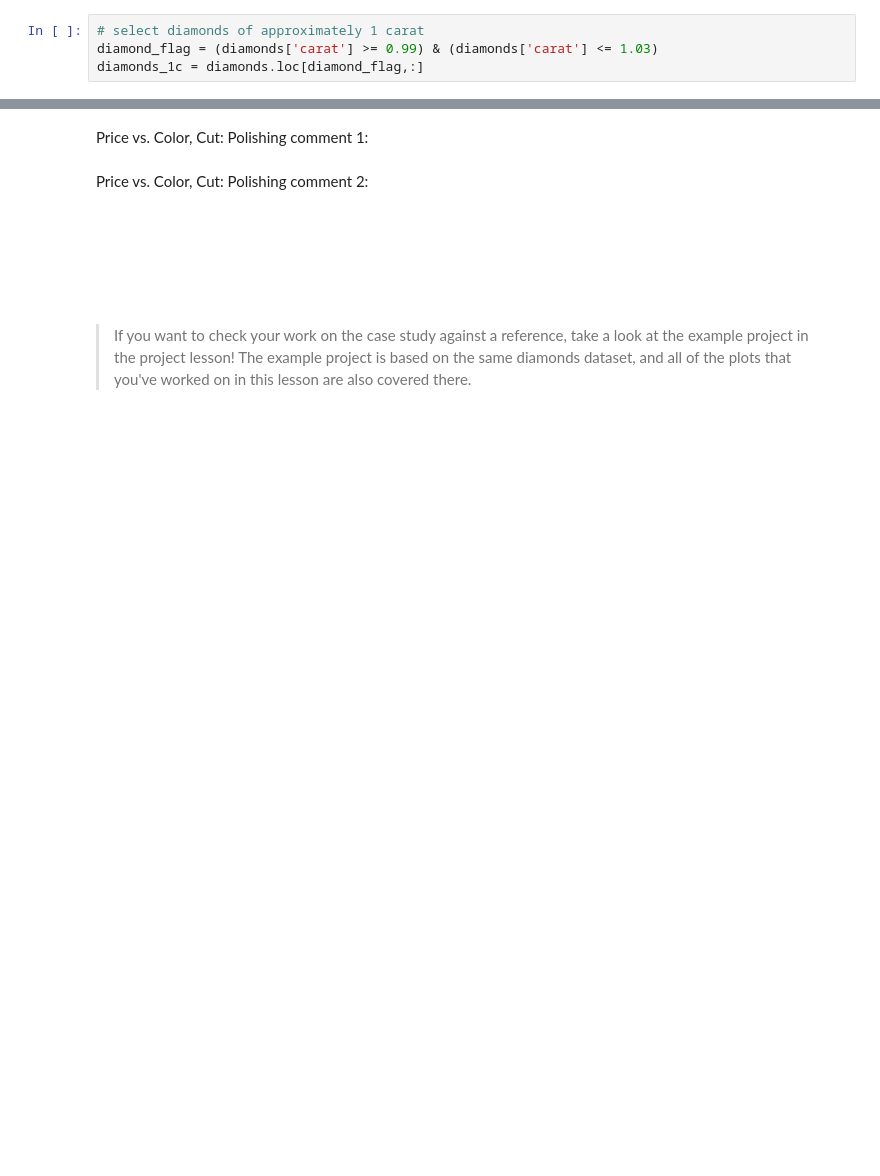
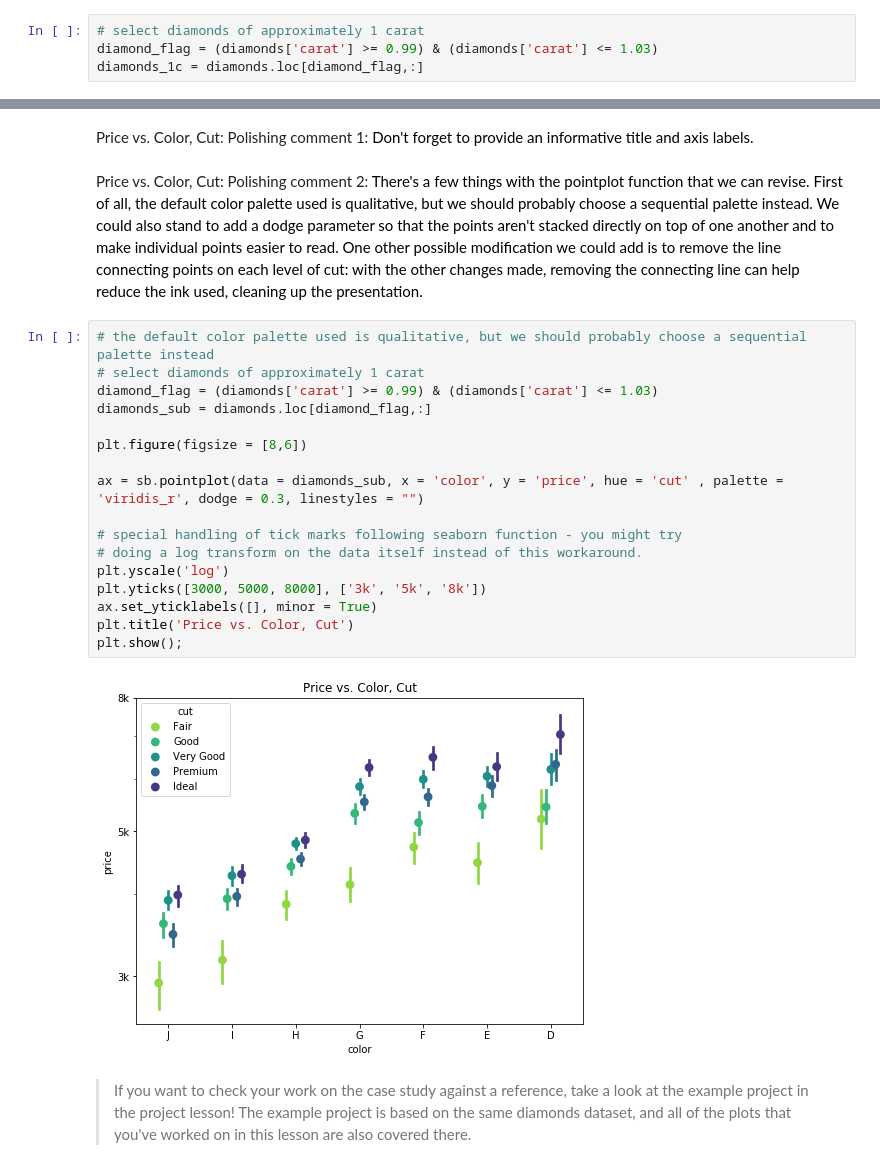
Before and after one commit to MarwaQabeel/Udacity-Data-Analyst-Nanodegree, a Jupyter notebook: Data Visualization/Visualization Case Study/Explanatory_Polishing.ipynb, the cells around one changed output, grey strips where cells are left out. Saved outputs shown, nothing was run; the diff lists cells and outputs as text; blank space fills up the shorter version.

Commit message:
Explanatory Polishing

```diff
--- a/Data Visualization/Visualization Case Study/Explanatory_Polishing.ipynb
+++ b/Data Visualization/Visualization Case Study/Explanatory_Polishing.ipynb
@@ -90,6 +129,25 @@ plt.show();
 # %% [markdown]
-Price vs. Color, Cut: Polishing comment 1: <span style="color:white"> Don't forget to provide an informative title and axis labels.</span>
+Price vs. Color, Cut: Polishing comment 1: <span style="color:black"> Don't forget to provide an informative title and axis labels.</span>
 # %% [markdown]
-Price vs. Color, Cut: Polishing comment 2: <span style="color:white"> There's a few things with the pointplot function that we can revise. First of all, the default color palette used is qualitative, but we should probably choose a sequential palette instead. We could also stand to add a dodge parameter so that the points aren't stacked directly on top of one another and to make individual points easier to read. One other possible modification we could add is to remove the line connecting points on each level of cut: with the other changes made, removing the connecting line can help reduce the ink used, cleaning up the presentation.</span>
+Price vs. Color, Cut: Polishing comment 2: <span style="color:black"> There's a few things with the pointplot function that we can revise. First of all, the default color palette used is qualitative, but we should probably choose a sequential palette instead. We could also stand to add a dodge parameter so that the points aren't stacked directly on top of one another and to make individual points easier to read. One other possible modification we could add is to remove the line connecting points on each level of cut: with the other changes made, removing the connecting line can help reduce the ink used, cleaning up the presentation.</span>
+# %%
+# the default color palette used is qualitative, but we should probably choose a sequential palette instead
+# select diamonds of approximately 1 carat
+diamond_flag = (diamonds['carat'] >= 0.99) & (diamonds['carat'] <= 1.03)
+diamonds_sub = diamonds.loc[diamond_flag,:]
+
+plt.figure(figsize = [8,6])
+
+ax = sb.pointplot(data = diamonds_sub, x = 'color', y = 'price', hue = 'cut' , palette = 'viridis_r', dodge = 0.3, linestyles = "")
+
+# special handling of tick marks following seaborn function - you might try
+# doing a log transform on the data itself instead of this workaround.
+plt.yscale('log')
+plt.yticks([3000, 5000, 8000], ['3k', '5k', '8k'])
+ax.set_yticklabels([], minor = True)
+plt.title('Price vs. Color, Cut')
+plt.show();
+# %% [output]
+[figure, added]
 # %% [markdown]
 > If you want to check your work on the case study against a reference, take a look at the example project in the project lesson! The example project is based on the same diamonds dataset, and all of the plots that you've worked on in this lesson are also covered there.
```
Also changed, not shown: parts of 4 cells of this notebook.
